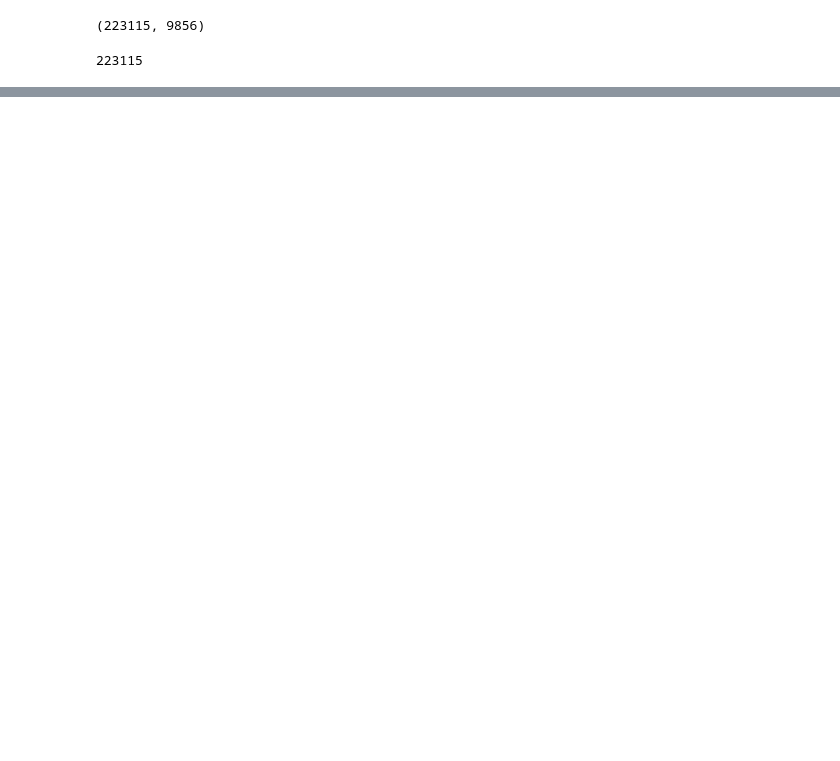
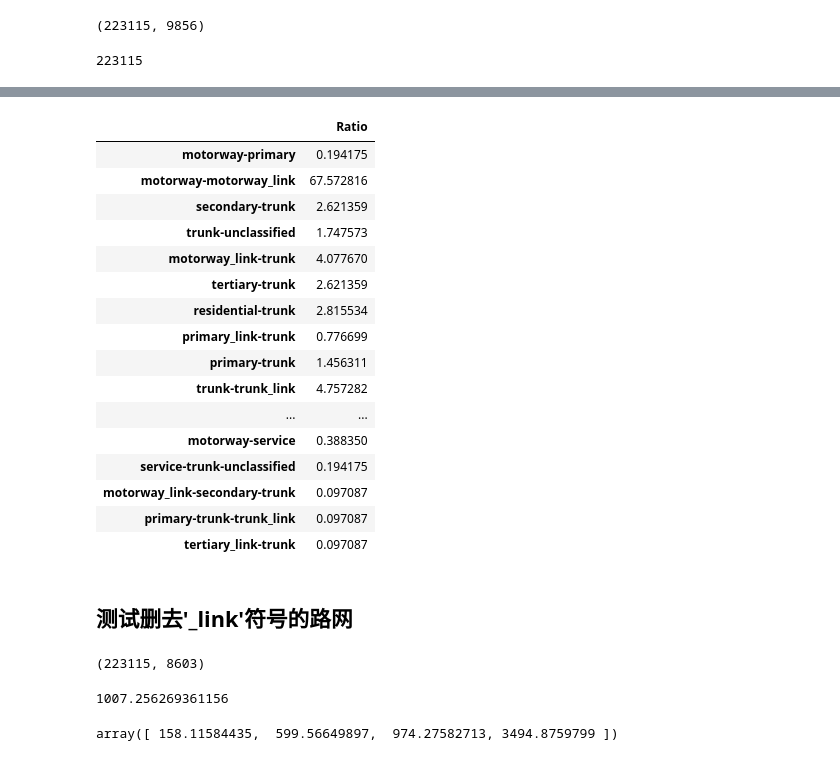
Before and after one commit to azspark/gd_truck, a Jupyter notebook: toll_analysis.ipynb, the cells around one changed output, grey strips where cells are left out. Saved outputs shown, nothing was run; the diff lists cells and outputs as text; code cells hidden in the pictures; blank space fills up the shorter version.

```diff
--- a/toll_analysis.ipynb
+++ b/toll_analysis.ipynb
@@ -37,0 +90,22 @@ plot_points(intersections[:200])
+# %%
+neareaset_node_set.get_type_distribution_df()
+# %% [output]
+|  | Ratio |
+| motorway-primary | 0.194175 |
+| motorway-motorway_link | 67.572816 |
+| secondary-trunk | 2.621359 |
+| trunk-unclassified | 1.747573 |
+| motorway_link-trunk | 4.077670 |
+| tertiary-trunk | 2.621359 |
+| residential-trunk | 2.815534 |
+| primary_link-trunk | 0.776699 |
+| primary-trunk | 1.456311 |
+| trunk-trunk_link | 4.757282 |
+| ... | ... |
+| motorway-service | 0.388350 |
+| service-trunk-unclassified | 0.194175 |
+| motorway_link-secondary-trunk | 0.097087 |
+| primary-trunk-trunk_link | 0.097087 |
+| tertiary_link-trunk | 0.097087 |
+# %% [markdown]
+## 测试删去'_link'符号的路网
@@ -37,0 +114,5 @@ plot_points(intersections[:200])
+# %%
+intersection_set_no_link= rn_no_link.get_highway_intersections_coords()
+len(rn_no_link.nodes), len(intersection_set_no_link)
+# %% [output]
+(223115, 8603)
@@ -37,0 +122,8 @@ plot_points(intersections[:200])
+# %%
+np.mean(distances_to_neareast_node_no_link)
+# %% [output]
+1007.256269361156
+# %%
+np.percentile(distances_to_neareast_node_no_link, [5, 50, 80,95])
+# %% [output]
+array([ 158.11584435,  599.56649897,  974.27582713, 3494.8759799 ])
```
Also changed, not shown: parts of 24 cells of this notebook, 6 other files.
